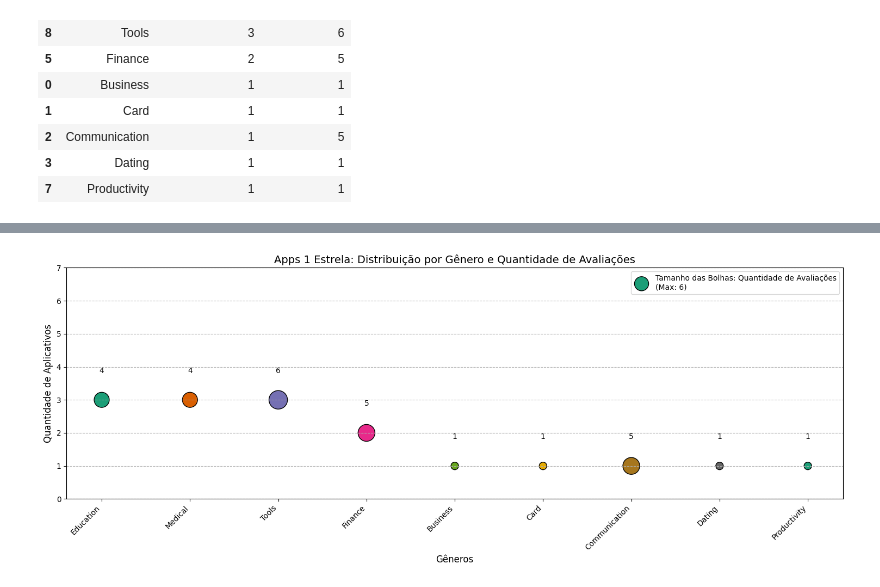
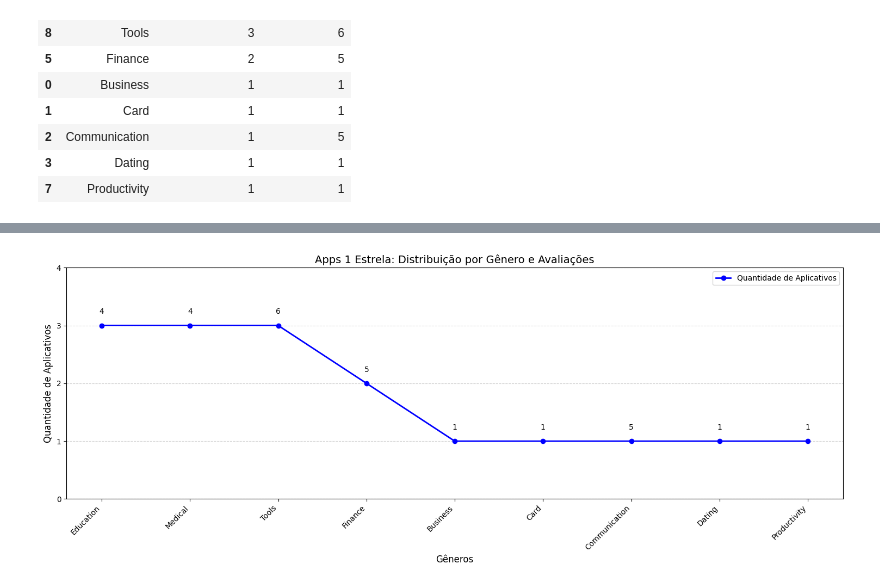
Before and after one commit to jqln-vc/compass-academy, a Jupyter notebook: sprint3/desafio/analise_playstore.ipynb, the cells around one changed output, grey strips where cells are left out. Saved outputs shown, nothing was run; the diff lists cells and outputs as text; code cells hidden in the pictures.

```diff
--- a/sprint3/desafio/analise_playstore.ipynb
+++ b/sprint3/desafio/analise_playstore.ipynb
@@ -1124,42 +1137,36 @@ sumario_piores
 # %%
-# Criando o gráfico de bolha / bubble scatter plot
+# Gráfico de Linha
 plt.figure(figsize=(15, 6))
-
-# Definindo os eixos X e Y, e tamanho de bolhas proporcional ao 'total de reviews'
-scatter = plt.scatter(
-    sumario_piores['Genres'],           # Eixo-x: Genres
-    sumario_piores['contagem_apps'],        # Eixo-y: Quantidade de Aplicativos
-    s=sumario_piores['total_reviews']/0.01,  # Tamanho da Bolha: aumentado em 20%
-    color=[plt.cm.Dark2.colors[c % len(plt.cm.Dark2.colors)] for c in range(len(sumario_piores['Genres']))],   # Usando modulo para iterar com loop por todas as cores
-    edgecolors='black'
+plt.plot(
+    sumario_piores['Genres'],
+    sumario_piores['contagem_apps'],
+    marker='o',
+    color='blue',
+    linewidth=2,
+    label='Quantidade de Aplicativos'
 )
 
-# Adicionando anotações para cada gênero
+# Annotating points with the total reviews
 for i, linha in sumario_piores.iterrows():
     plt.text(
         linha['Genres'],
-        linha['contagem_apps'] + 1,
-        f"{int(linha['total_reviews']):,}",
-        fontsize=10, ha='center', va='top'
+        linha['contagem_apps'] + 0.2,           # Posicionando o texto acima dos pontos
+        f"{int(linha['total_reviews'])}",
+        fontsize=10, ha='center', color='black'
     )
 
-# Definindo as legendas do eixo Y e a escala dos ticks
-yticks = range(0, 8)
-plt.yticks(ticks=yticks)
+# Definindo as legendas do eixo Y-X e a escala dos ticks
 plt.ylabel('Quantidade de Aplicativos', fontsize=12)
-plt.title('Apps 1 Estrela: Distribuição por Gênero e Quantidade de Avaliações', fontsize=14)
 plt.xlabel('Gêneros', fontsize=12)
+plt.title('Apps 1 Estrela: Distribuição por Gênero e Avaliações', fontsize=14)
 plt.xticks(rotation=45, ha='right')
-plt.grid(axis='y', linestyle='--')
+plt.yticks(ticks=range(0, 5))
+plt.grid(axis='y', linestyle='--', alpha=0.6)
 
-# Adicionando legenda para relacionar o tamanho da bolha ao nº de avaliações
-max_reviews = sumario_piores['total_reviews'].max()
-plt.legend(
-    [scatter], [f"Tamanho das Bolhas: Quantidade de Avaliações\n(Max: {max_reviews:,})"],
-    loc='upper right', fontsize=10, frameon=True
-)
+# Adicionando legenda
+plt.legend(loc='upper right', fontsize=10)
 
 plt.tight_layout()
 plt.show()
 # %% [output]
-[figure, old version]
+[figure, new version]
```
Also changed, not shown: parts of 21 cells of this notebook, 3 other files.
